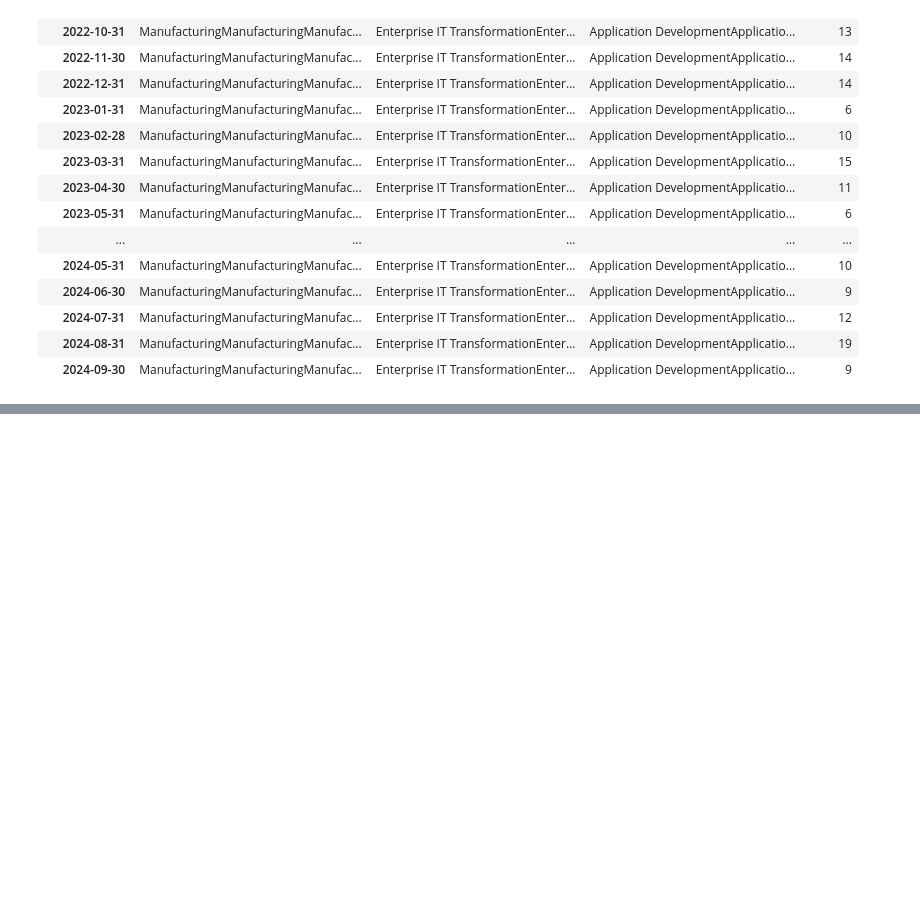
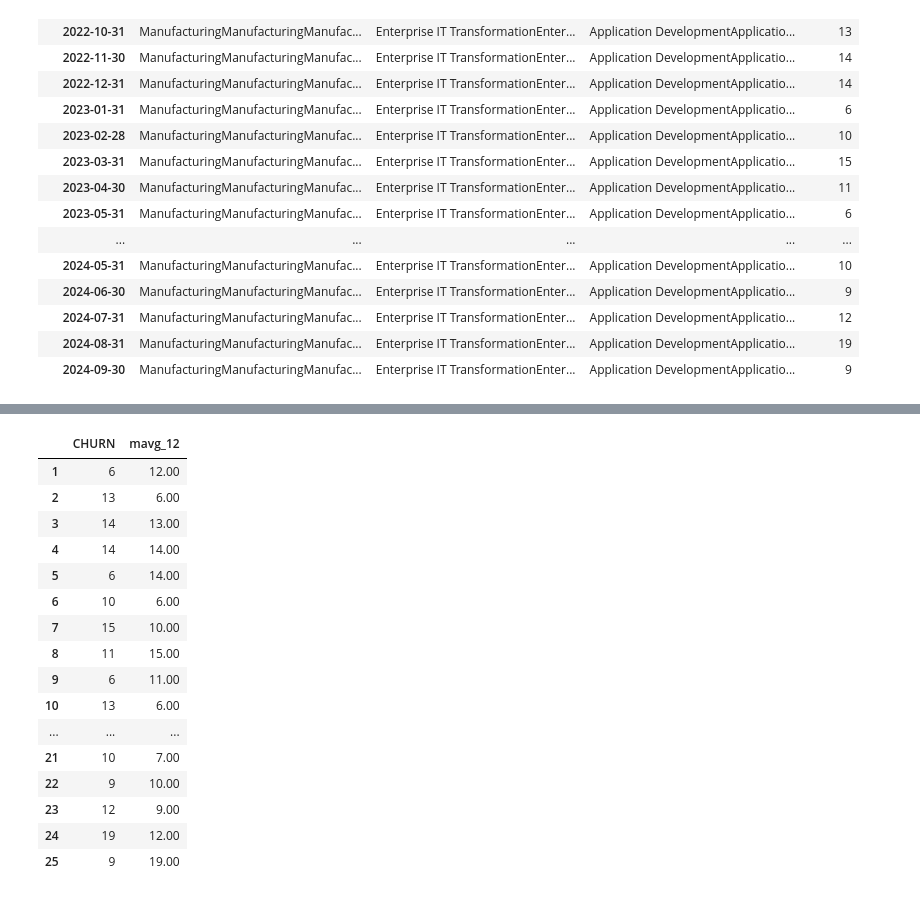
Before and after one commit to Vishal80990/Employee_Attrition_repo, a Jupyter notebook: Untitled1.ipynb, the cells around one changed output, grey strips where cells are left out. Drawn from its saved outputs; the diff is of its cells as text; code cells hidden in the pictures; blank space fills up the shorter version.

```diff
--- a/Untitled1.ipynb
+++ b/Untitled1.ipynb
@@ -129,6 +129,9 @@ monthly_data
 | 2024-07-31 | ManufacturingManufacturingManufac... | Enterprise IT TransformationEnter... | Application DevelopmentApplicatio... | 12 |
 | 2024-08-31 | ManufacturingManufacturingManufac... | Enterprise IT TransformationEnter... | Application DevelopmentApplicatio... | 19 |
 | 2024-09-30 | ManufacturingManufacturingManufac... | Enterprise IT TransformationEnter... | Application DevelopmentApplicatio... | 9 |
+# %%
+# Group the data by LINE_OF_BUSINESS, DELIVERY_UNIT, PRACTICE_UNIT, and JOB_ENDDATE, then sum the CHURN
+grouped_data = filteredDataset.groupby(['LINE_OF_BUSINESS', 'DELIVERY_UNIT', 'PRACTICE_UNIT', pd.Grouper(key='JOB_ENDDATE', freq='M')]).sum().reset_index()
 # %%
 import matplotlib.pyplot as plt
 
@@ -160,0 +165,22 @@ NameError: name 'grouped_data' is not defined
+# %%
+final_dataset['mavg_12']= final_dataset['CHURN'].rolling(window = 1).mean().shift(1)
+pd.set_option('display.float_format', lambda x: '%.2f' % x)
+final_dataset[['CHURN', 'mavg_12']][1:]
+# %% [output]
+|  | CHURN | mavg_12 |
+| 1 | 6 | 12.00 |
+| 2 | 13 | 6.00 |
+| 3 | 14 | 13.00 |
+| 4 | 14 | 14.00 |
+| 5 | 6 | 14.00 |
+| 6 | 10 | 6.00 |
+| 7 | 15 | 10.00 |
+| 8 | 11 | 15.00 |
+| 9 | 6 | 11.00 |
+| 10 | 13 | 6.00 |
+| ... | ... | ... |
+| 21 | 10 | 7.00 |
+| 22 | 9 | 10.00 |
+| 23 | 12 | 9.00 |
+| 24 | 19 | 12.00 |
+| 25 | 9 | 19.00 |
```
Also changed, not shown: parts of 1 cell of this notebook.
